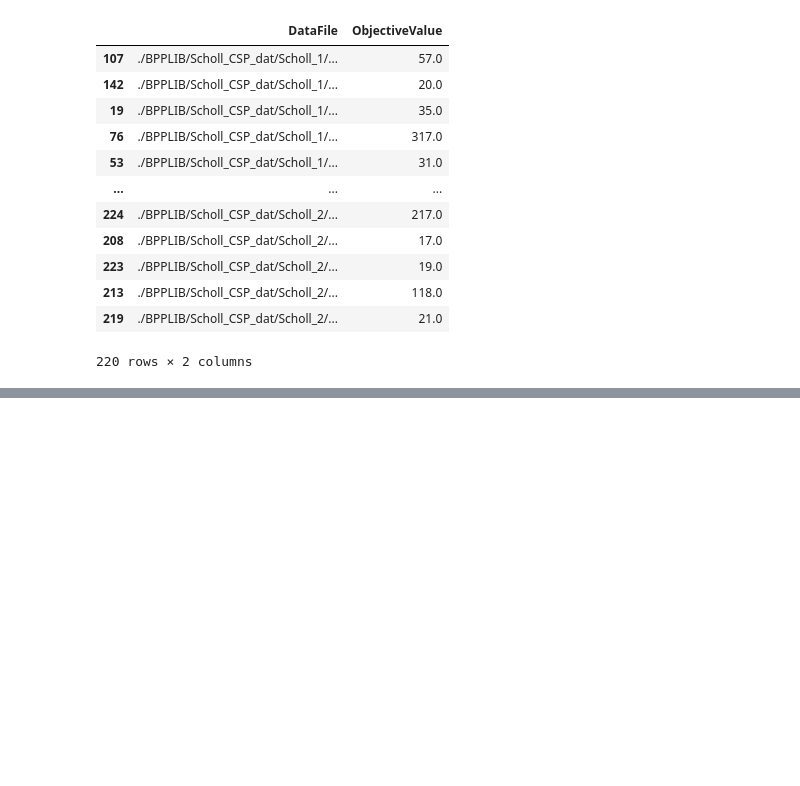
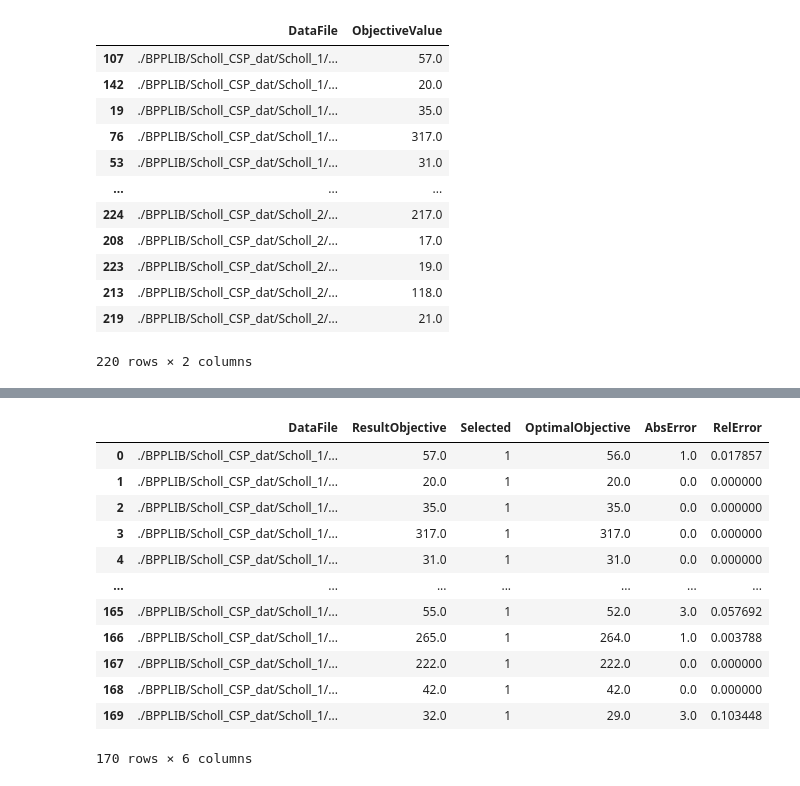
Before and after one commit to berkpereira/ip-special-topic, a Jupyter notebook: results-analysis.ipynb, the cells around one changed output, grey strips where cells are left out. Cells and saved outputs as stored; diff of their text form; code cells hidden in the pictures; blank space fills up the shorter version.

```diff
--- a/results-analysis.ipynb
+++ b/results-analysis.ipynb
@@ -97,0 +136,16 @@ true_solutions_df
+# %%
+merged_df_scholl_1
+# %% [output]
+|  | DataFile | ResultObjective | Selected | OptimalObjective | AbsError | RelError |
+| 0 | ./BPPLIB/Scholl_CSP_dat/Scholl_1/... | 57.0 | 1 | 56.0 | 1.0 | 0.017857 |
+| 1 | ./BPPLIB/Scholl_CSP_dat/Scholl_1/... | 20.0 | 1 | 20.0 | 0.0 | 0.000000 |
+| 2 | ./BPPLIB/Scholl_CSP_dat/Scholl_1/... | 35.0 | 1 | 35.0 | 0.0 | 0.000000 |
+| 3 | ./BPPLIB/Scholl_CSP_dat/Scholl_1/... | 317.0 | 1 | 317.0 | 0.0 | 0.000000 |
+| 4 | ./BPPLIB/Scholl_CSP_dat/Scholl_1/... | 31.0 | 1 | 31.0 | 0.0 | 0.000000 |
+| ... | ... | ... | ... | ... | ... | ... |
+| 165 | ./BPPLIB/Scholl_CSP_dat/Scholl_1/... | 55.0 | 1 | 52.0 | 3.0 | 0.057692 |
+| 166 | ./BPPLIB/Scholl_CSP_dat/Scholl_1/... | 265.0 | 1 | 264.0 | 1.0 | 0.003788 |
+| 167 | ./BPPLIB/Scholl_CSP_dat/Scholl_1/... | 222.0 | 1 | 222.0 | 0.0 | 0.000000 |
+| 168 | ./BPPLIB/Scholl_CSP_dat/Scholl_1/... | 42.0 | 1 | 42.0 | 0.0 | 0.000000 |
+| 169 | ./BPPLIB/Scholl_CSP_dat/Scholl_1/... | 32.0 | 1 | 29.0 | 3.0 | 0.103448 |
+170 rows × 6 columns
```
Also changed, not shown: parts of 13 cells of this notebook.
